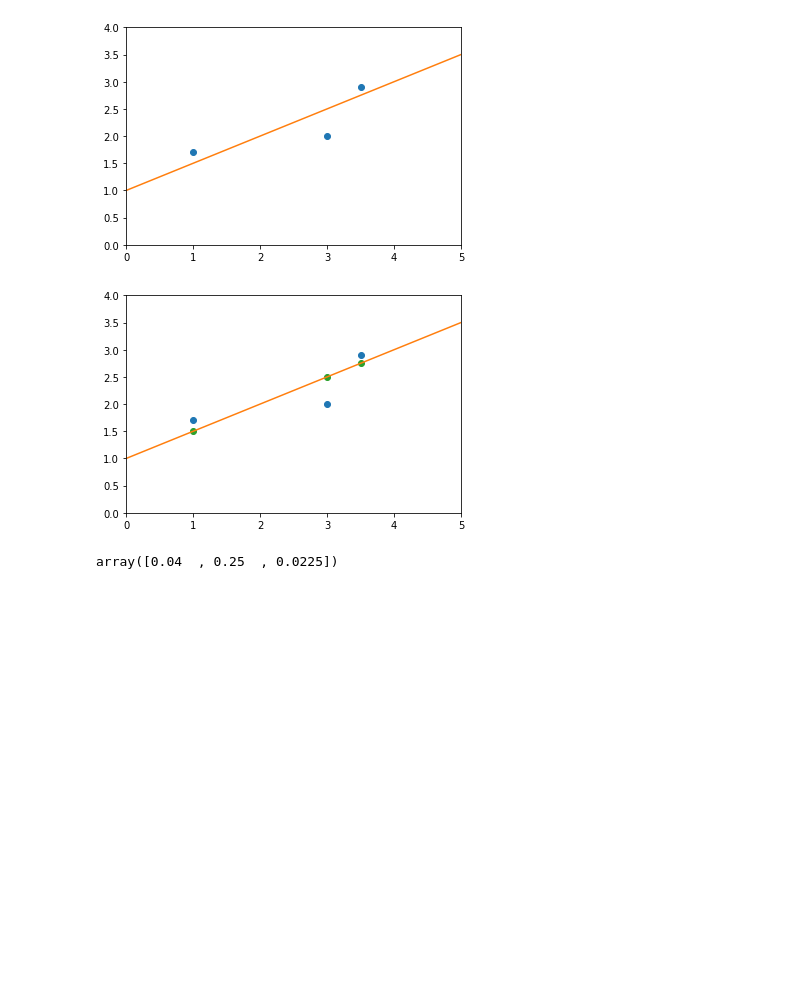
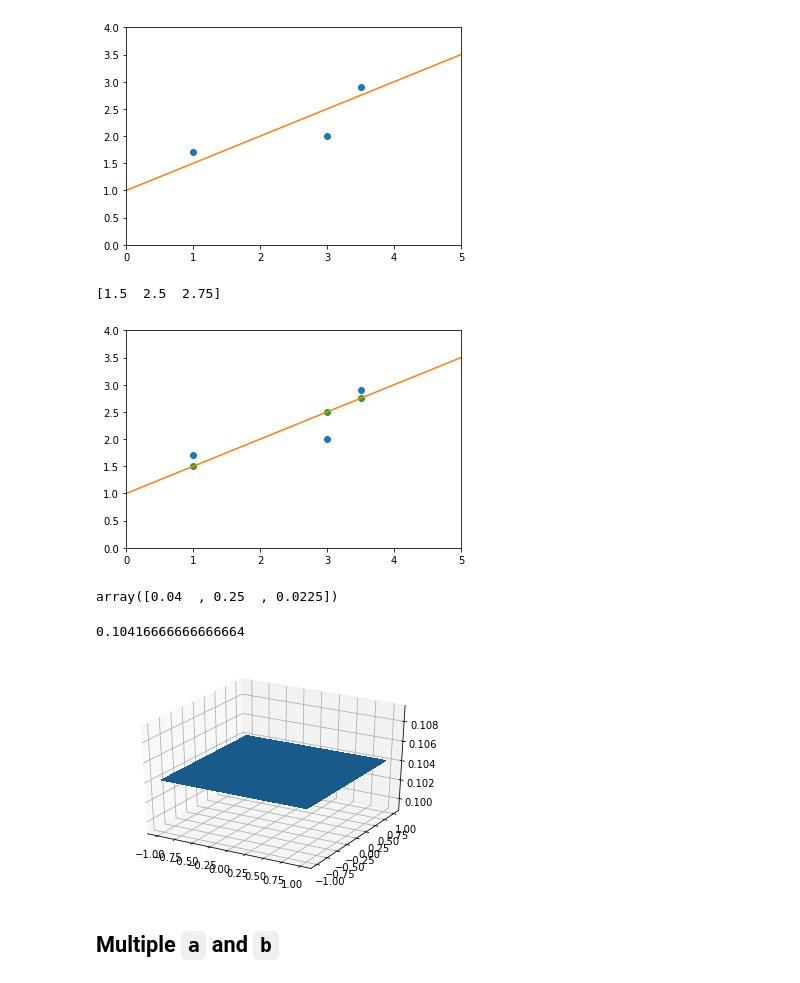
Before and after one commit to hrstnikolov/2022-machine-learning, a Jupyter notebook: Gradient_Descent.ipynb, the cells around one changed output. Drawn from its saved outputs; the diff is of its cells as text; code cells hidden in the pictures; blank space fills up the shorter version.

```diff
--- a/Gradient_Descent.ipynb
+++ b/Gradient_Descent.ipynb
@@ -32,6 +34,7 @@ plot_data()
 # Create model func creator and plot an example
 
 def create_model_func(a, b):
+    """a, b"""
     return np.vectorize(lambda x: a * x + b)
 
 dummy_model = create_model_func(a=0.5, b=1)
@@ -55,10 +58,12 @@ y_pred = dummy_model(x)
 def plot_y_pred(color='C2'):
     plt.scatter(x, y_pred, c=color)
 
+print(y_pred)
 plot_data()
 plot_model()
 plot_y_pred()
 # %% [output]
+[1.5  2.5  2.75]
 [figure]
 # %%
 # Define loss func and calculate it for each input `x` in the data
@@ -68,6 +73,7 @@ def loss(y_pred, y_obs):
 
 loss = np.vectorize(loss)
 
-loss(y_pred=y_pred, y_obs=y)
+losses = loss(y_pred=y_pred, y_obs=y)
+losses
 # %% [output]
 array([0.04  , 0.25  , 0.0225])
@@ -80,0 +80,30 @@ b = np.linspace(-4, 4, 10)
+# %%
+# Define cost func and calculate it for the particular loss values
+# This cost is for model coeffs a = 0.5 and b = 1
+
+def cost(losses):
+    return np.mean(losses)
+
+the_cost = cost(losses)
+the_cost
+# %% [output]
+0.10416666666666664
+# %%
+# Plot a surface for the cost func (as to my knowledge matplotlib can't plot a single plot)
+
+fig, ax = plt.subplots(subplot_kw={"projection": "3d"})
+
+a = [-1, 1]
+b = [-1, 1]
+a = np.array(a)
+b = np.array(b)
+a, b = np.meshgrid(a, b)
+
+the_cost = np.array([[the_cost]])
+
+surf = ax.plot_surface(a, b, the_cost, linewidth=0, antialiased=False)
+plt.show()
+# %% [output]
+[figure, added]
+# %% [markdown]
+## Multiple `a` and `b`
```
Also changed, not shown: parts of 8 cells of this notebook.
